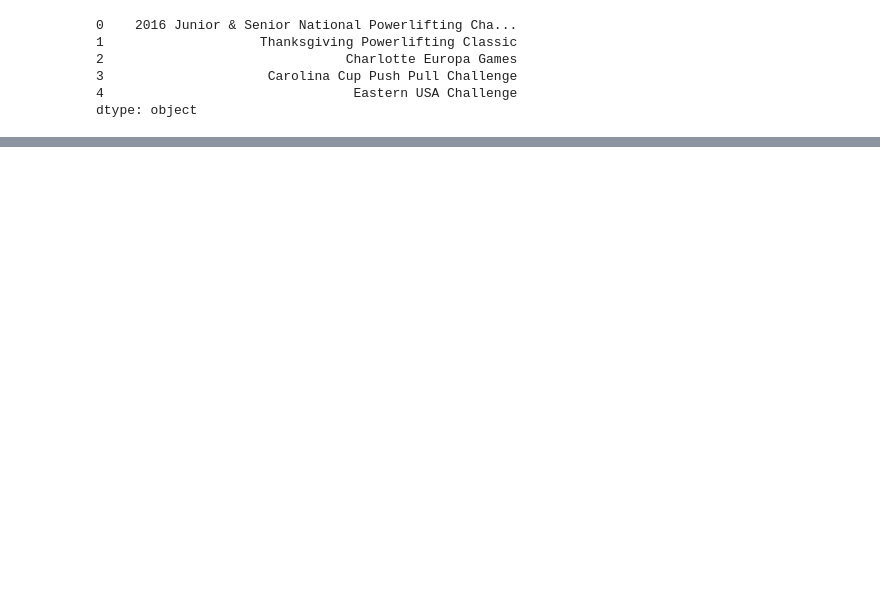
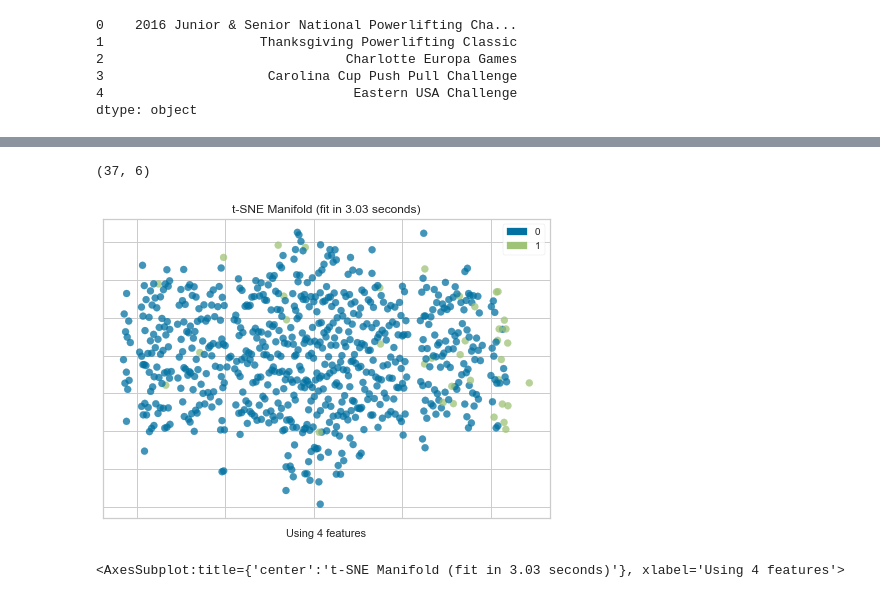
Before and after one commit to Ekpali/Data-Quality-Project, a Jupyter notebook: functionality_test.ipynb, the cells around one changed output, grey strips where cells are left out. Saved outputs shown, nothing was run; the diff lists cells and outputs as text; code cells hidden in the pictures; blank space fills up the shorter version.

```diff
--- a/functionality_test.ipynb
+++ b/functionality_test.ipynb
@@ -238,0 +257,3 @@ Note: you may need to restart the kernel to use updated packages.
+# %%
+data = pd.read_csv('ride4U.csv')
+data_num = data.select_dtypes(include=['int64', 'float64']).dropna()
@@ -238,0 +280,3 @@ Note: you may need to restart the kernel to use updated packages.
+# %%
+iforest = create_model('iforest')
+print(iforest)
@@ -238,0 +287,3 @@ Note: you may need to restart the kernel to use updated packages.
+# %%
+iforest_results = assign_model(iforest)
+iforest_results.head()
@@ -238,0 +297,14 @@ Note: you may need to restart the kernel to use updated packages.
+# %%
+iforest_anomaly=iforest_results[iforest_results['Anomaly']==1]
+iforest_anomaly.shape
+# %% [output]
+(37, 6)
+# %%
+from yellowbrick.features import Manifold
+dfr = iforest_results['Anomaly']
+viz = Manifold(manifold="tsne")
+viz.fit_transform(data_num, dfr)
+viz.show()
+# %% [output]
+[figure, added]
+<AxesSubplot:title={'center':'t-SNE Manifold (fit in 3.03 seconds)'}, xlabel='Using 4 features'>
```
Also changed, not shown: parts of 22 cells of this notebook, 2 other files.
